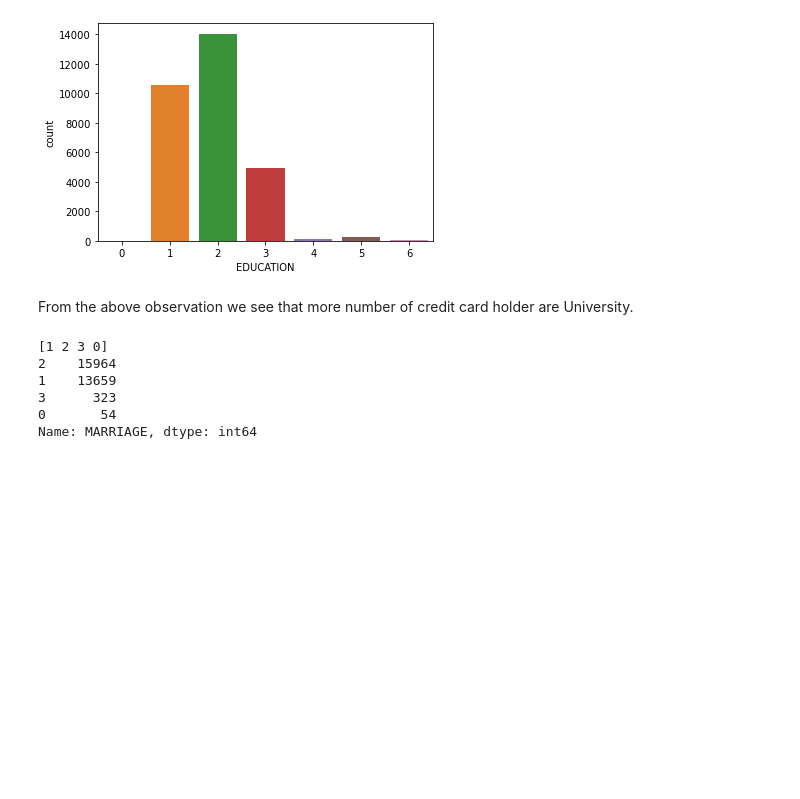
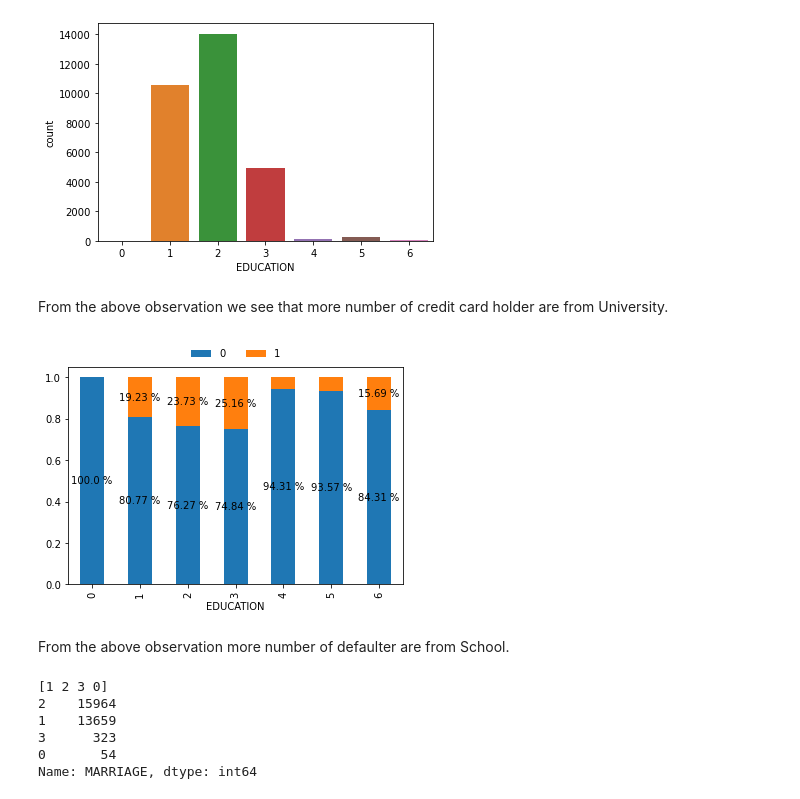
Before and after one commit to iamaakashpal/Credit-Card-Default-Prediction-EDA-and-FE, a Jupyter notebook: 1 EDA.ipynb, the cells around one changed output. Cells and saved outputs as stored; diff of their text form; code cells hidden in the pictures; blank space fills up the shorter version.

```diff
--- a/1 EDA.ipynb
+++ b/1 EDA.ipynb
@@ -344,7 +376,13 @@ sns.countplot(dataset['EDUCATION'])
 <AxesSubplot:xlabel='EDUCATION', ylabel='count'>
 [figure]
 # %% [markdown]
-From the above observation we see that more number of credit card holder are University.
+From the above observation we see that more number of credit card holder are from University.
+# %%
+stack('EDUCATION','default.payment.next.month')
+# %% [output]
+[figure, added]
+# %% [markdown]
+From the above observation more number of defaulter are from School.
 # %%
 # MARRIAGE Feature Analysis (1=married, 2=single, 3=others)
 
```
Also changed, not shown: parts of 7 cells of this notebook.
